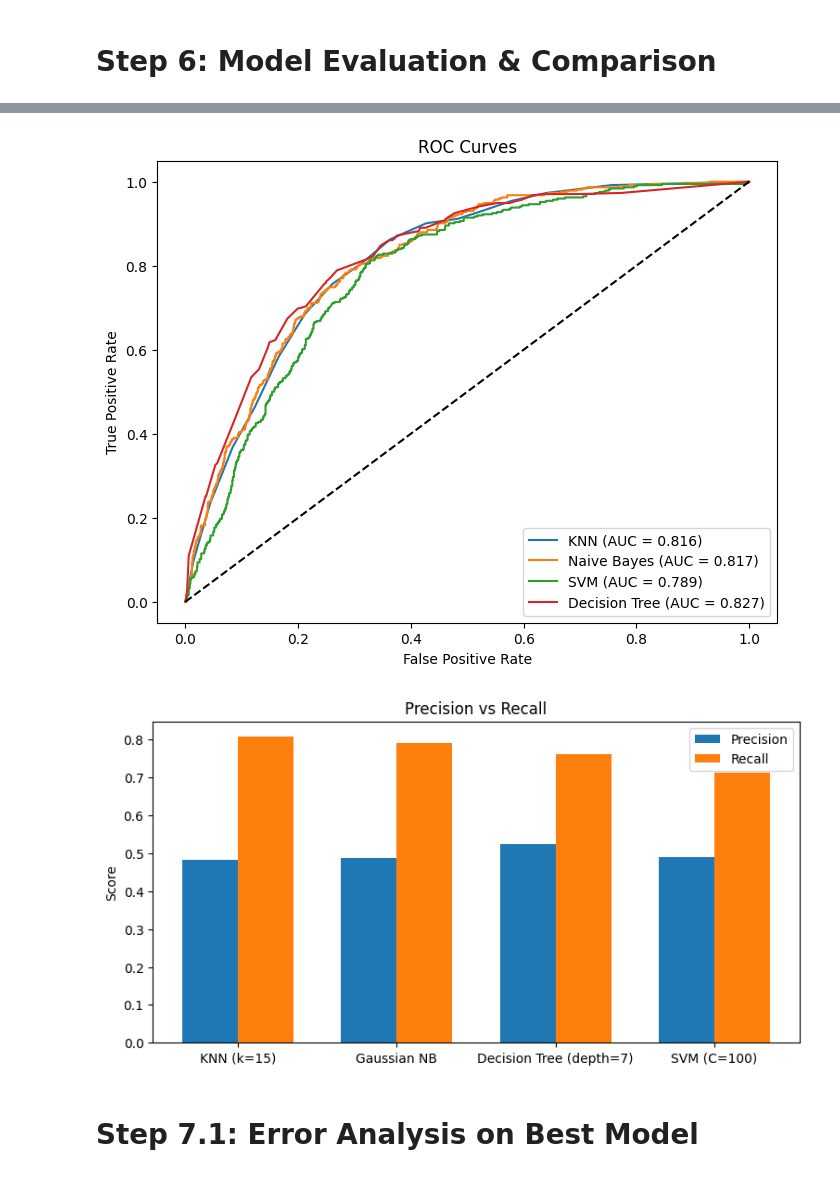
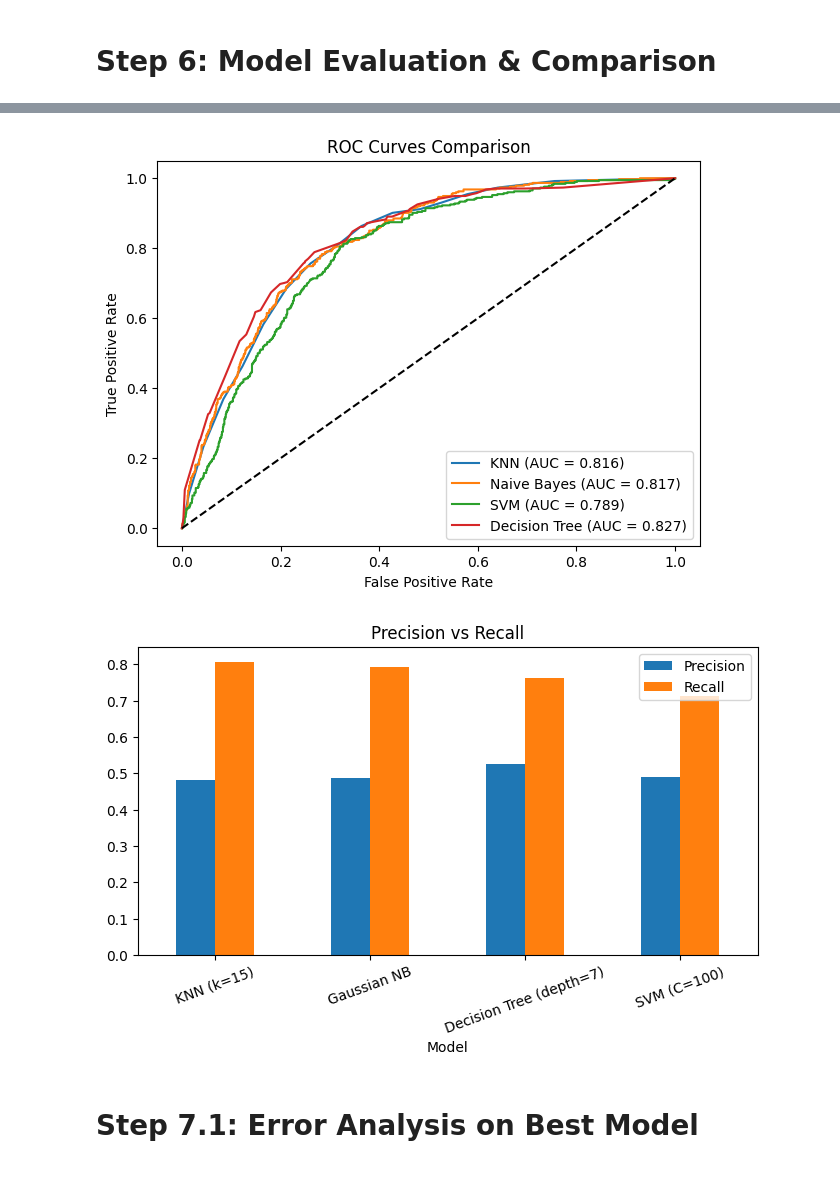
Before and after one commit to harshdyp/Customer-Churn-ML, a Jupyter notebook: CustomerChurn_SupervisedLearning.ipynb, the cells around one changed output, grey strips where cells are left out. Drawn from its saved outputs; the diff is of its cells as text; code cells hidden in the pictures.

```diff
--- a/CustomerChurn_SupervisedLearning.ipynb
+++ b/CustomerChurn_SupervisedLearning.ipynb
@@ -138,7 +129,8 @@ plt.show()
 # %% [markdown]
 # Step 3.1: Drop customerID
 # %%
-df = df.drop(columns=['customerID'])
+# Drop customerID and temporary tenure_bucket
+df = df.drop(columns=['customerID', 'tenure_bucket'])
 # %% [markdown]
 # Step 3.2: Feature Engineering
 # %%
@@ -372,11 +379,12 @@ AUC: 0.8222
 [figure]
 # %%
+# Tune C
 c_list = [0.1, 1, 10, 100]
 c_scores = []
 
 for c in c_list:
-    clf = SVC(kernel='rbf', C=c, gamma='scale', probability=False, random_state=42)
-    score = cross_val_score(clf, X_train_smote, y_train_smote, cv=3, scoring='f1').mean()
+    model = SVC(kernel='rbf', C=c, gamma='scale', probability=False, random_state=42)
+    score = cross_val_score(model, X_train_smote, y_train_smote, cv=3, scoring='f1').mean()
     c_scores.append(score)
 
 plt.plot([str(c) for c in c_list], c_scores, marker='o')
@@ -560,0 +539,14 @@ comparison_table
+# %%
+# Comparison Table
+comparison_df = pd.DataFrame({
+    'Model': [f'KNN (k={best_k})', 'Gaussian NB', f'SVM (C={best_c})', f'Decision Tree (depth={best_depth})'],
+    'Accuracy': [round(acc_knn, 4), round(acc_gnb, 4), round(acc_svm, 4), round(acc_dt, 4)],
+    'Precision': [round(prec_knn, 4), round(prec_gnb, 4), round(prec_svm, 4), round(prec_dt, 4)],
+    'Recall': [round(rec_knn, 4), round(rec_gnb, 4), round(rec_svm, 4), round(rec_dt, 4)],
+    'F1-Score': [round(f1_knn, 4), round(f1_gnb, 4), round(f1_svm, 4), round(f1_dt, 4)],
+    'AUC-ROC': [round(auc_knn, 4), round(auc_gnb, 4), round(auc_svm, 4), round(auc_dt, 4)],
+    'Training Time (s)': [round(time_knn, 4), round(time_gnb, 4), round(time_svm, 4), round(time_dt, 4)]
+})
+
+comparison_df = comparison_df.sort_values(by='Recall', ascending=False).reset_index(drop=True)
+comparison_df
@@ -561,32 +559,24 @@ comparison_table
 # %%
-# Plot all 4 ROC curves
-plt.figure(figsize=(8, 6))
+# Plot all 4 ROC curves on single plot
+plt.figure(figsize=(7, 5))
 plt.plot(fpr_knn, tpr_knn, label=f'KNN (AUC = {auc_knn:.3f})')
 plt.plot(fpr_gnb, tpr_gnb, label=f'Naive Bayes (AUC = {auc_gnb:.3f})')
 plt.plot(fpr_svm, tpr_svm, label=f'SVM (AUC = {auc_svm:.3f})')
 fpr_dt, tpr_dt, _ = roc_curve(y_test, y_prob_dt)
-plt.plot(fpr_dt, tpr_dt, label=f'Decision Tree (AUC = {roc_auc_score(y_test, y_prob_dt):.3f})')
+plt.plot(fpr_dt, tpr_dt, label=f'Decision Tree (AUC = {auc_dt:.3f})')
 plt.plot([0, 1], [0, 1], 'k--')
 plt.xlabel('False Positive Rate')
 plt.ylabel('True Positive Rate')
-plt.title('ROC Curves')
+plt.title('ROC Curves Comparison')
 plt.legend()
 plt.show()
 
-# Precision vs Recall bar chart
-x = np.arange(len(comparison_table))
-width = 0.35
-
-plt.figure(figsize=(9, 4.5))
-plt.bar(x - width/2, comparison_table['Precision'], width, label='Precision')
-plt.bar(x + width/2, comparison_table['Recall'], width, label='Recall')
-plt.xticks(x, comparison_table['Model'])
-plt.ylabel('Score')
-plt.title('Precision vs Recall')
-plt.legend()
+# Precision vs Recall bar chart using simple pandas plot
+comparison_df.plot(x='Model', y=['Precision', 'Recall'], kind='bar', figsize=(8, 4), title='Precision vs Recall')
+plt.xticks(rotation=20)
 plt.show()
 # %% [output]
-[figure, old version]
+[figure, new version]
-[figure, old version]
+[figure, new version]
 # %% [markdown]
 # Step 7.1: Error Analysis on Best Model
```
Also changed, not shown: parts of 29 cells of this notebook.
